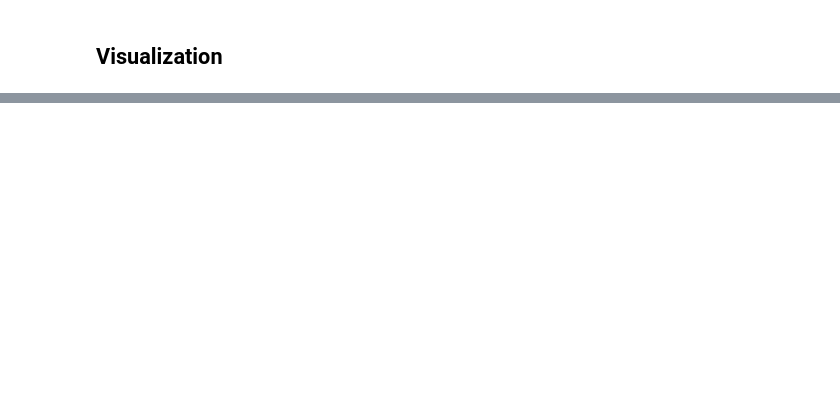
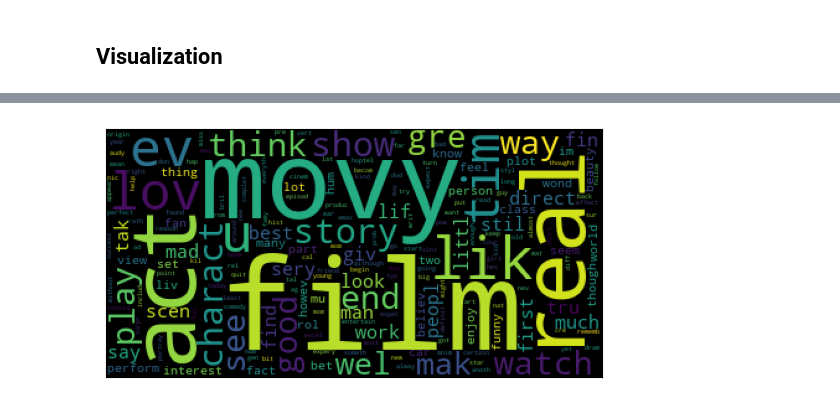
Before and after one commit to ShenbagaArunK/imdb-sentiment-analysis-ml, a Jupyter notebook: src/sentiment-analysis.ipynb, the cells around one changed output, grey strips where cells are left out. Cells and saved outputs as stored; diff of their text form; code cells hidden in the pictures; blank space fills up the shorter version.

```diff
--- a/src/sentiment-analysis.ipynb
+++ b/src/sentiment-analysis.ipynb
@@ -122,0 +145,9 @@ Name: review, Length: 50000, dtype: str
+# %%
+pos_para = " ".join(df[df["sentiment"]=="positive"]["review"])
+pos_wc = wc.generate(pos_para)
+plt.imshow(pos_wc)
+plt.xticks([])
+plt.yticks([])
+plt.show()
+# %% [output]
+[figure, added]
```
Also changed, not shown: parts of 79 cells of this notebook, 2 other files.
